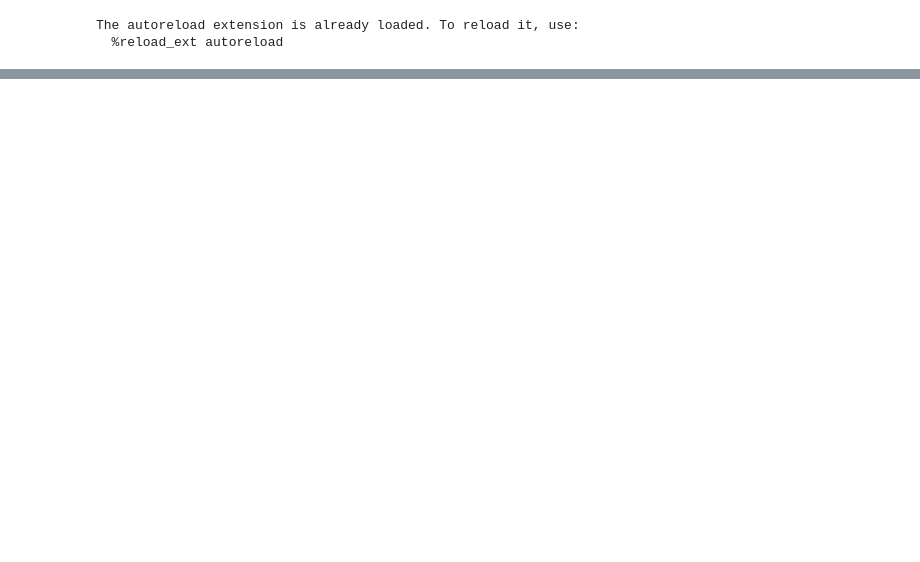
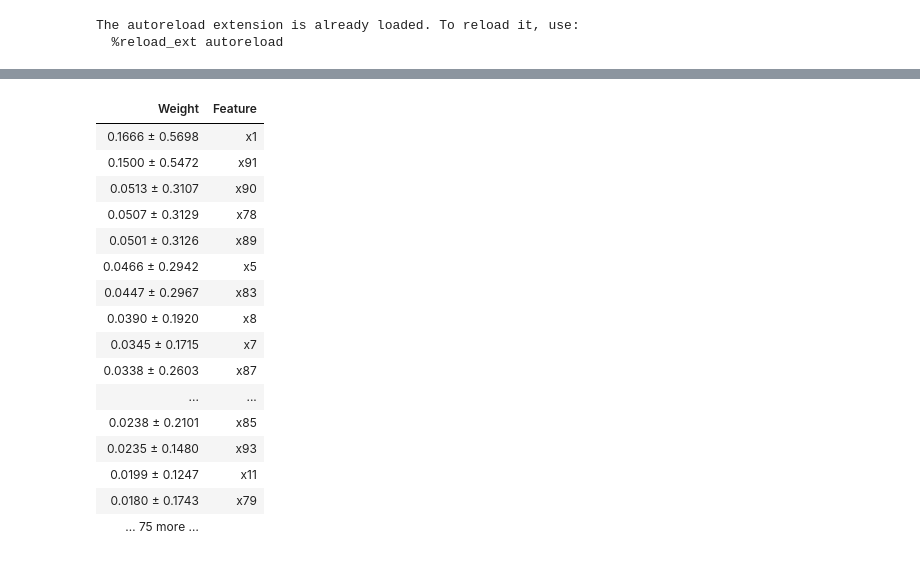
Before and after one commit to justinhennessy/100-days-of-code, a Jupyter notebook: project/churn_train.ipynb, the cells around one changed output, grey strips where cells are left out. Saved outputs shown, nothing was run; the diff lists cells and outputs as text; code cells hidden in the pictures; blank space fills up the shorter version.

```diff
--- a/project/churn_train.ipynb
+++ b/project/churn_train.ipynb
@@ -142 +127,22 @@ tp, fn, fp, tn
 ['churn_model.pkl']
+# %%
+import eli5
+eli5.explain_weights(m)
+# %% [output]
+| Weight | Feature |
+| 0.1666 ± 0.5698 | x1 |
+| 0.1500 ± 0.5472 | x91 |
+| 0.0513 ± 0.3107 | x90 |
+| 0.0507 ± 0.3129 | x78 |
+| 0.0501 ± 0.3126 | x89 |
+| 0.0466 ± 0.2942 | x5 |
+| 0.0447 ± 0.2967 | x83 |
+| 0.0390 ± 0.1920 | x8 |
+| 0.0345 ± 0.1715 | x7 |
+| 0.0338 ± 0.2603 | x87 |
+| ... | ... |
+| 0.0238 ± 0.2101 | x85 |
+| 0.0235 ± 0.1480 | x93 |
+| 0.0199 ± 0.1247 | x11 |
+| 0.0180 ± 0.1743 | x79 |
+| … 75 more … |  |
```
Also changed, not shown: parts of 16 cells of this notebook, 3 other files.
